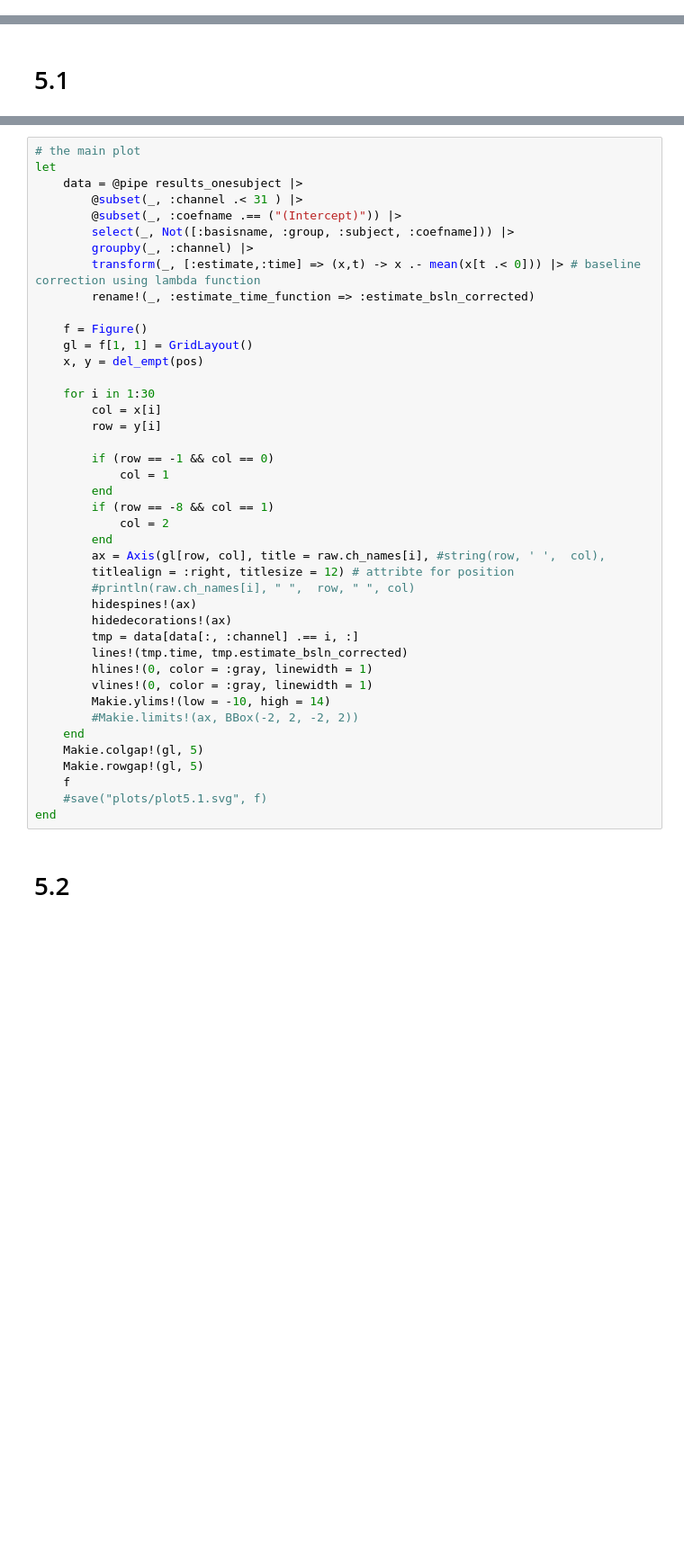
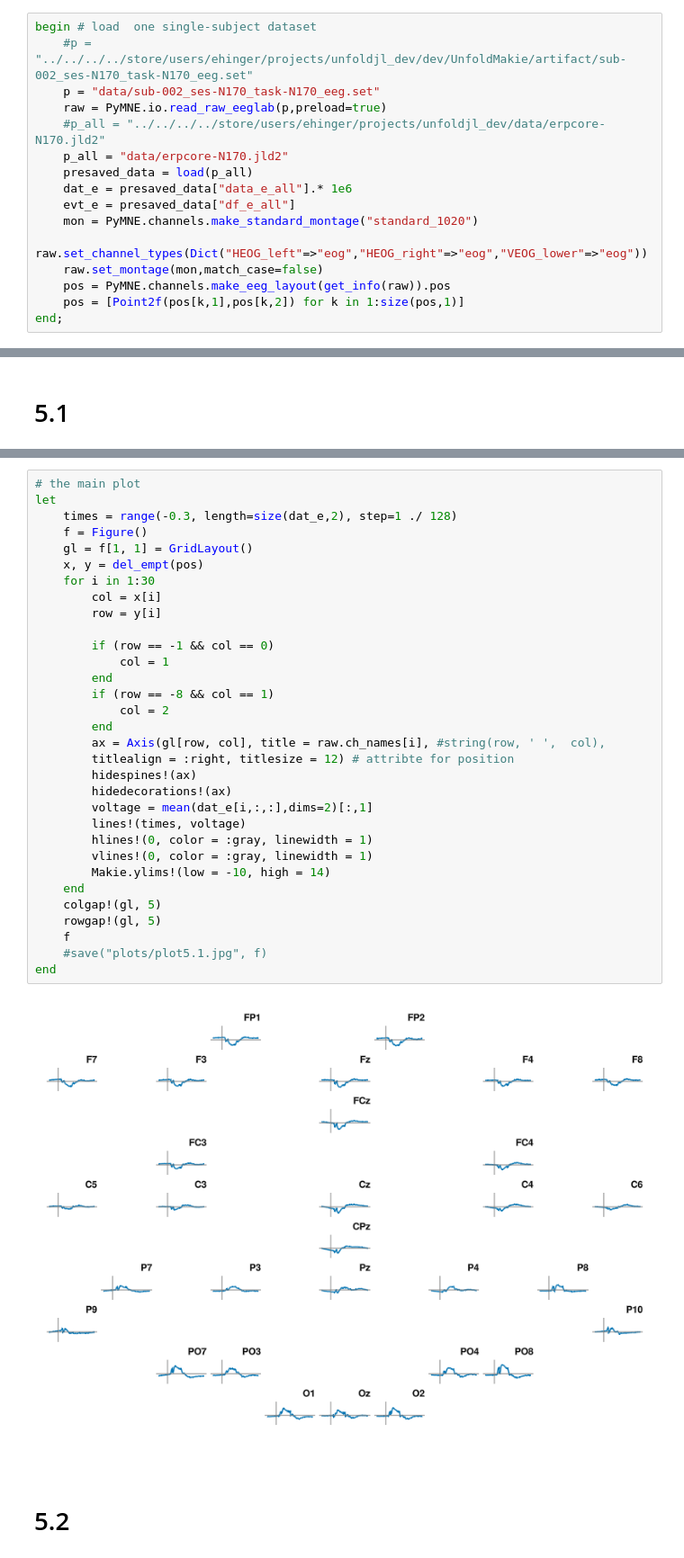
Before and after one commit to vladdez/EEG_plots, a Jupyter notebook: 8plots_old.ipynb, the cells around one changed output, grey strips where cells are left out. Shown at 90% size. Cells and saved outputs as stored; diff of their text form; blank space fills up the shorter version.

```diff
--- a/8plots_old.ipynb
+++ b/8plots_old.ipynb
@@ -14,0 +15,16 @@ using LinearAlgebra
+# %%
+begin # load  one single-subject dataset
+	#p = "../../../../store/users/ehinger/projects/unfoldjl_dev/dev/UnfoldMakie/artifact/sub-002_ses-N170_task-N170_eeg.set"
+	p = "data/sub-002_ses-N170_task-N170_eeg.set"
+    raw = PyMNE.io.read_raw_eeglab(p,preload=true)
+	#p_all = "../../../../store/users/ehinger/projects/unfoldjl_dev/data/erpcore-N170.jld2"
+    p_all = "data/erpcore-N170.jld2"
+	presaved_data = load(p_all)
+	dat_e = presaved_data["data_e_all"].* 1e6
+	evt_e = presaved_data["df_e_all"]
+	mon = PyMNE.channels.make_standard_montage("standard_1020")
+	raw.set_channel_types(Dict("HEOG_left"=>"eog","HEOG_right"=>"eog","VEOG_lower"=>"eog"))
+	raw.set_montage(mon,match_case=false)
+	pos = PyMNE.channels.make_eeg_layout(get_info(raw)).pos
+	pos = [Point2f(pos[k,1],pos[k,2]) for k in 1:size(pos,1)]
+end;
@@ -65,45 +88,37 @@ end
 # %%
 # the main plot
 let
-    data = @pipe results_onesubject |>
-        @subset(_, :channel .< 31 ) |>
-        @subset(_, :coefname .== ("(Intercept)")) |>
-        select(_, Not([:basisname, :group, :subject, :coefname])) |>
-        groupby(_, :channel) |>
-        transform(_, [:estimate,:time] => (x,t) -> x .- mean(x[t .< 0])) |> # baseline correction using lambda function
-        rename!(_, :estimate_time_function => :estimate_bsln_corrected)
-
+    times = range(-0.3, length=size(dat_e,2), step=1 ./ 128)
     f = Figure()
     gl = f[1, 1] = GridLayout()
     x, y = del_empt(pos)
-
     for i in 1:30
         col = x[i]
         row = y[i]
 
         if (row == -1 && col == 0)
             col = 1
         end
         if (row == -8 && col == 1)
             col = 2
         end
         ax = Axis(gl[row, col], title = raw.ch_names[i], #string(row, ' ',  col),
         titlealign = :right, titlesize = 12) # attribte for position
-        #println(raw.ch_names[i], " ",  row, " ", col)
         hidespines!(ax)
         hidedecorations!(ax)
-        tmp = data[data[:, :channel] .== i, :]
-        lines!(tmp.time, tmp.estimate_bsln_corrected)
+        voltage = mean(dat_e[i,:,:],dims=2)[:,1]
+        lines!(times, voltage)
         hlines!(0, color = :gray, linewidth = 1)
         vlines!(0, color = :gray, linewidth = 1)
         Makie.ylims!(low = -10, high = 14)
-        #Makie.limits!(ax, BBox(-2, 2, -2, 2))
     end
-    Makie.colgap!(gl, 5)
-    Makie.rowgap!(gl, 5)
+    colgap!(gl, 5)
+    rowgap!(gl, 5)
     f
-    #save("plots/plot5.1.svg", f)
+    #save("plots/plot5.1.jpg", f)
 end
+# %% [output]
+[figure, added]
 # %% [markdown]
 # 5.2
 # %%
```
Also changed, not shown: parts of 7 cells of this notebook, 1 other file.
